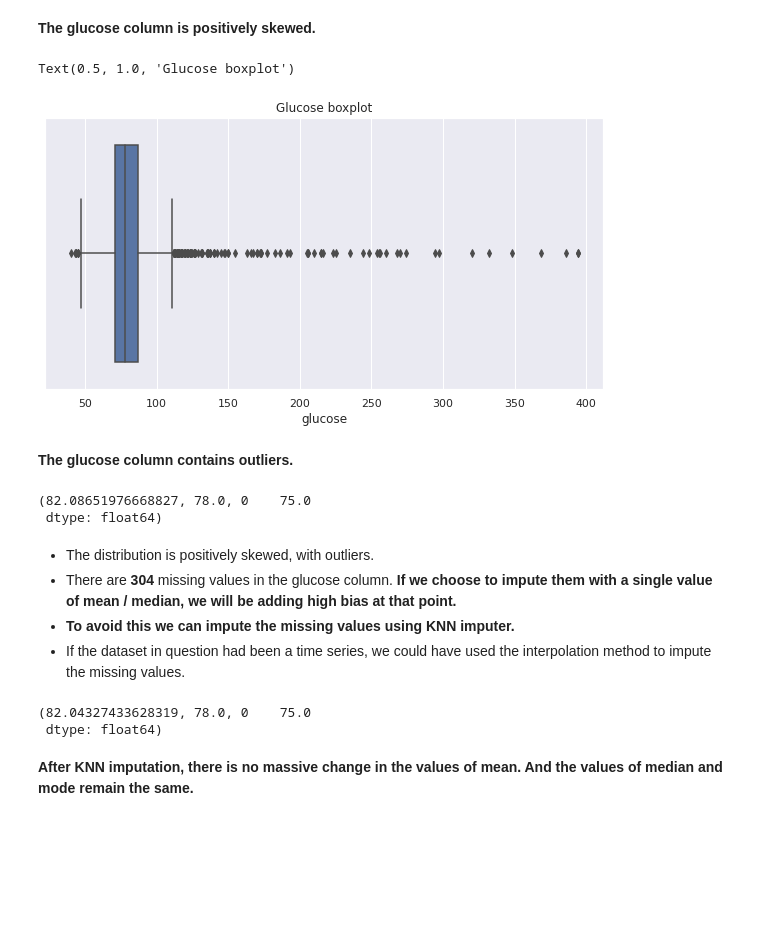
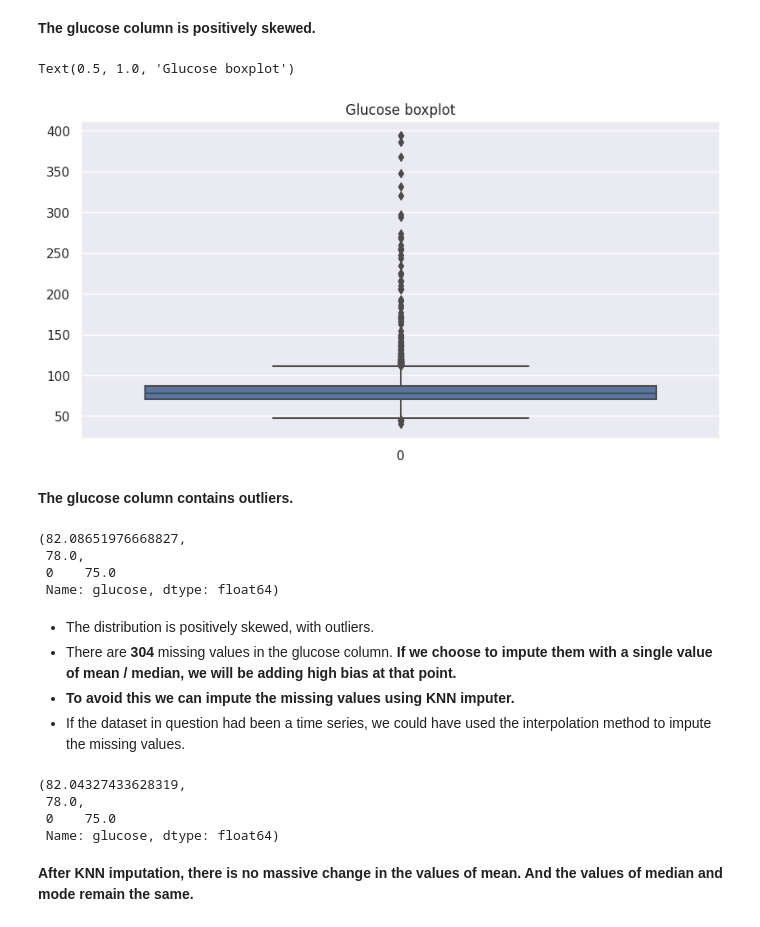
Before and after one commit to M123shashank/CP3_Cardiovascular-Risk-Prediction, a Jupyter notebook: Cardiovascular_Risk_Prediction.ipynb, the cells around one changed output. Saved outputs shown, nothing was run; the diff lists cells and outputs as text; code cells hidden in the pictures; blank space fills up the shorter version.

```diff
--- a/Cardiovascular_Risk_Prediction.ipynb
+++ b/Cardiovascular_Risk_Prediction.ipynb
@@ -313,0 +266,5 @@ df[df['cigs_per_day'].isna()]
+# %%
+# Encoding the binary columns
+
+cardio['sex'] = np.where(cardio['sex'] == 'M',1,0)
+cardio['is_smoking'] = np.where(cardio['is_smoking'] == 'YES',1,0)
@@ -313,0 +275,4 @@ df[df['cigs_per_day'].isna()]
+# %%
+# Replacing the missing values in the categorical columns with its mode
+cardio['education'] = cardio['education'].fillna(cardio['education'].mode()[0])
+cardio['bp_meds'] = cardio['bp_meds'].fillna(cardio['bp_meds'].mode()[0])
@@ -344,7 +354,7 @@ sns.boxplot(df[df['is_smoking']==1]['cigs_per_day'])
 **Since the number of cigarettes smoked by the patients who smoke contains outliers, the missing values in ths cigs_per_day column can be imputed with its median value.**
 # %%
 # Imputing the missing values in the cigs_per_day
-df['cigs_per_day'] = df['cigs_per_day'].fillna(df[df['is_smoking']==1]['cigs_per_day'].median())
+cardio['cigs_per_day'] = cardio['cigs_per_day'].fillna(cardio[cardio['is_smoking']==1]['cigs_per_day'].median())
 # %%
 # Checking for any wrong entries where the patient is not a smoker
 # and cigarettes per day above 0
@@ -412,8 +422,8 @@ df.heart_rate.mean(),df.heart_rate.median()
 **Since the total_cholestrol, bmi, and heart_rate columns are positively skewed, and also contains outliers. We can impute the missing values with its median.**
 # %%
 # Imputing missing values in the total_cholesterol, bmi, and heart_rate with their medain values
-df['total_cholesterol'] = df['total_cholesterol'].fillna(df['total_cholesterol'].median())
-df['bmi'] = df['bmi'].fillna(df['bmi'].median())
-df['heart_rate'] = df['heart_rate'].fillna(df['heart_rate'].median())
+cardio['total_cholesterol'] = cardio['total_cholesterol'].fillna(cardio['total_cholesterol'].median())
+cardio['bmi'] = cardio['bmi'].fillna(cardio['bmi'].median())
+cardio['heart_rate'] = cardio['heart_rate'].fillna(cardio['heart_rate'].median())
 # %%
 # mean and median of total_cholesterol after median imputation
@@ -454,19 +464,21 @@ plt.show()
 # %%
 # Outliers in glucose
 plt.figure(figsize=(10,5))
-sns.boxplot(df['glucose'])
+sns.boxplot(cardio['glucose'])
 plt.title('Glucose boxplot')
 # %% [output]
 Text(0.5, 1.0, 'Glucose boxplot')
-[figure, old version]
+[figure, new version]
 # %% [markdown]
 **The glucose column contains outliers.**
 # %%
 # Mean, median, and mode for glucose
-df.glucose.mean(),df.glucose.median(),df.glucose.mode()
+cardio.glucose.mean(),cardio.glucose.median(),cardio.glucose.mode()
 # %% [output]
-(82.08651976668827, 78.0, 0    75.0
- dtype: float64)
+(82.08651976668827,
+ 78.0,
+ 0    75.0
+ Name: glucose, dtype: float64)
 # %% [markdown]
 * The distribution is positively skewed, with outliers.
 * There are **304** missing values in the glucose column. **If we choose to impute them with a single value of mean / median, we will be adding high bias at that point.**
@@ -480,9 +492,11 @@ df = pd.DataFrame(imputed, columns=df.columns)
 # %%
 # mean, median, and mode for glucose after knn imputation
-df.glucose.mean(),df.glucose.median(),df.glucose.mode()
+cardio.glucose.mean(),cardio.glucose.median(),cardio.glucose.mode()
 # %% [output]
-(82.04327433628319, 78.0, 0    75.0
- dtype: float64)
+(82.04327433628319,
+ 78.0,
+ 0    75.0
+ Name: glucose, dtype: float64)
 # %% [markdown]
 **After KNN imputation, there is no massive change in the values of mean. And the values of median and mode remain the same.**
 # %%
```
Also changed, not shown: parts of 263 cells of this notebook.
